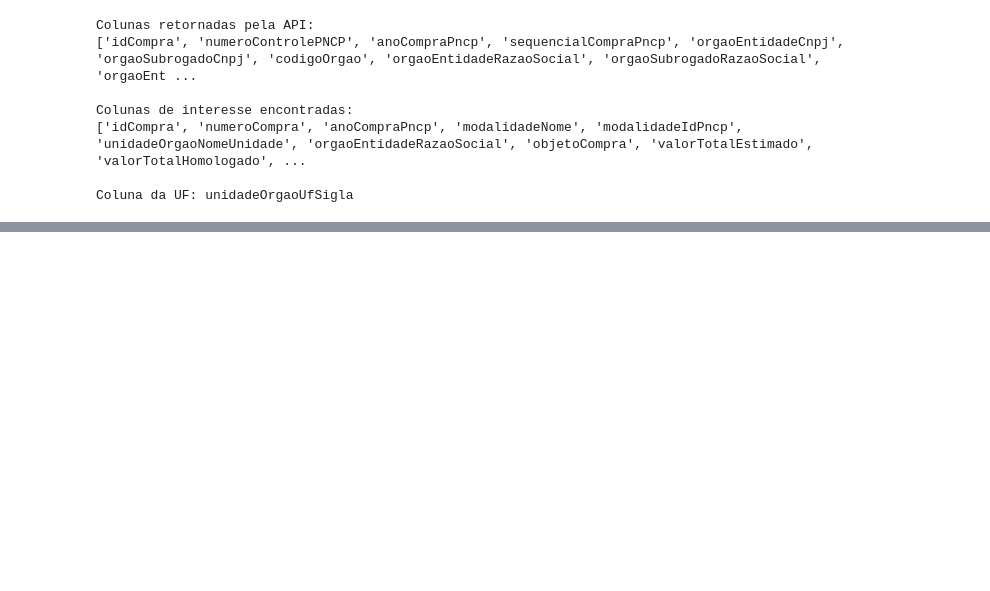
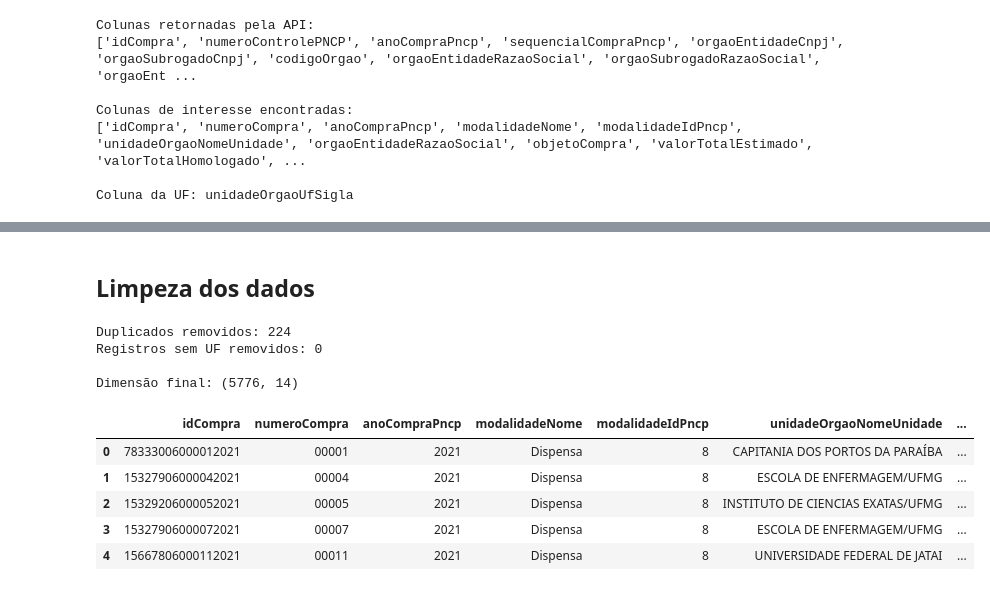
Before and after one commit to pviktorr/API_GOVERNAMENTAL, a Jupyter notebook: tema_A.ipynb, the cells around one changed output, grey strips where cells are left out. Saved outputs shown, nothing was run; the diff lists cells and outputs as text; code cells hidden in the pictures; blank space fills up the shorter version.

```diff
--- a/tema_A.ipynb
+++ b/tema_A.ipynb
@@ -244,0 +347,50 @@ def coletar_ano(ano):
+# %% [markdown]
+## Limpeza dos dados
+# %%
+df_limpo = df.copy()
+
+# Remove duplicados
+antes = len(df_limpo)
+
+df_limpo = df_limpo.drop_duplicates(subset="idCompra")
+
+print("Duplicados removidos:", antes - len(df_limpo))
+
+# Converte os valores para números
+df_limpo["valorTotalEstimado"] = pd.to_numeric(
+    df_limpo["valorTotalEstimado"],
+    errors="coerce"
+)
+
+df_limpo["valorTotalHomologado"] = pd.to_numeric(
+    df_limpo["valorTotalHomologado"],
+    errors="coerce"
+)
+
+# Converte a data
+df_limpo["dataPublicacaoPncp"] = pd.to_datetime(
+    df_limpo["dataPublicacaoPncp"],
+    errors="coerce"
+)
+
+# Remove registros sem UF
+antes = len(df_limpo)
+
+df_limpo = df_limpo.dropna(subset=["uf"])
+
+print("Registros sem UF removidos:", antes - len(df_limpo))
+
+print("\nDimensão final:", df_limpo.shape)
+
+df_limpo.head()
+# %% [output]
+Duplicados removidos: 224
+Registros sem UF removidos: 0
+
+Dimensão final: (5776, 14)
+|  | idCompra | numeroCompra | anoCompraPncp | modalidadeNome | modalidadeIdPncp | unidadeOrgaoNomeUnidade | ... |
+| 0 | 78333006000012021 | 00001 | 2021 | Dispensa | 8 | CAPITANIA DOS PORTOS DA PARAÍBA | ... |
+| 1 | 15327906000042021 | 00004 | 2021 | Dispensa | 8 | ESCOLA DE ENFERMAGEM/UFMG | ... |
+| 2 | 15329206000052021 | 00005 | 2021 | Dispensa | 8 | INSTITUTO DE CIENCIAS EXATAS/UFMG | ... |
+| 3 | 15327906000072021 | 00007 | 2021 | Dispensa | 8 | ESCOLA DE ENFERMAGEM/UFMG | ... |
+| 4 | 15667806000112021 | 00011 | 2021 | Dispensa | 8 | UNIVERSIDADE FEDERAL DE JATAI | ... |
```
Also changed, not shown: parts of 11 cells of this notebook.
